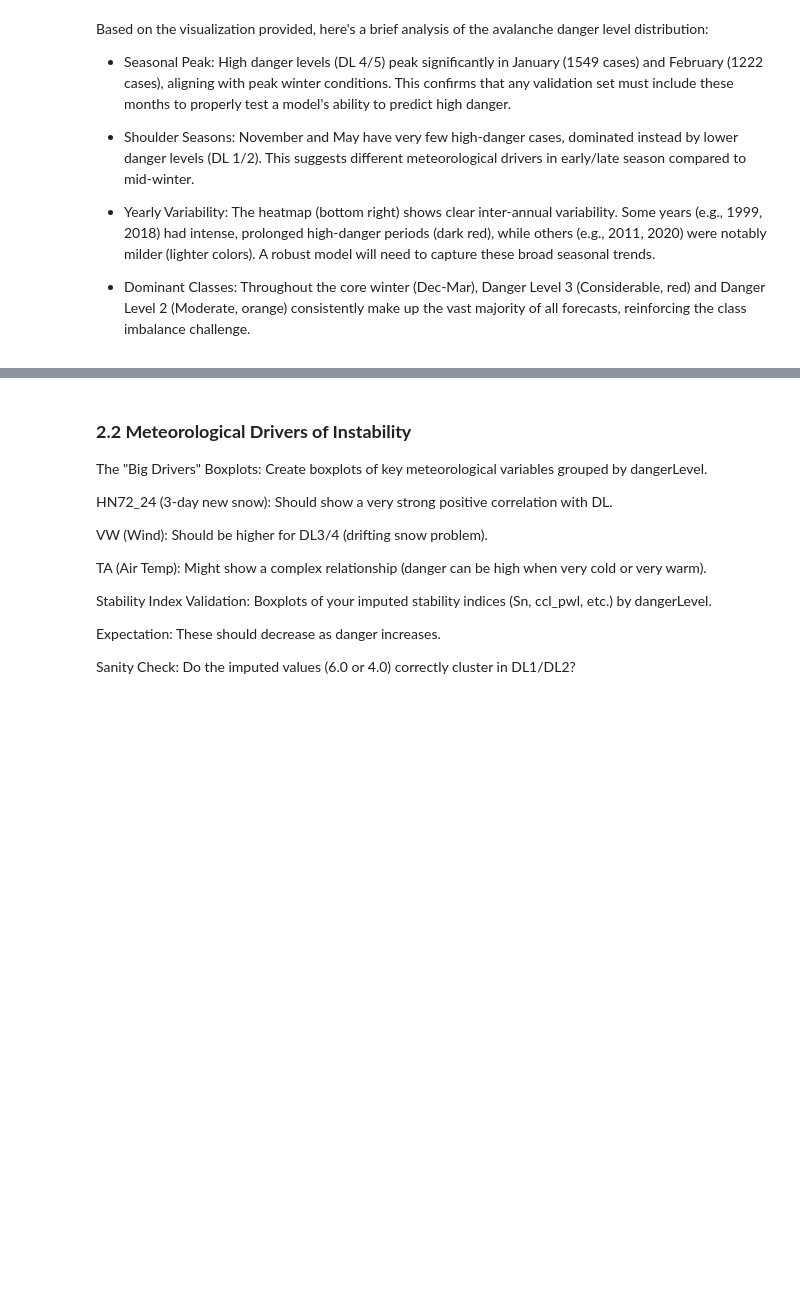
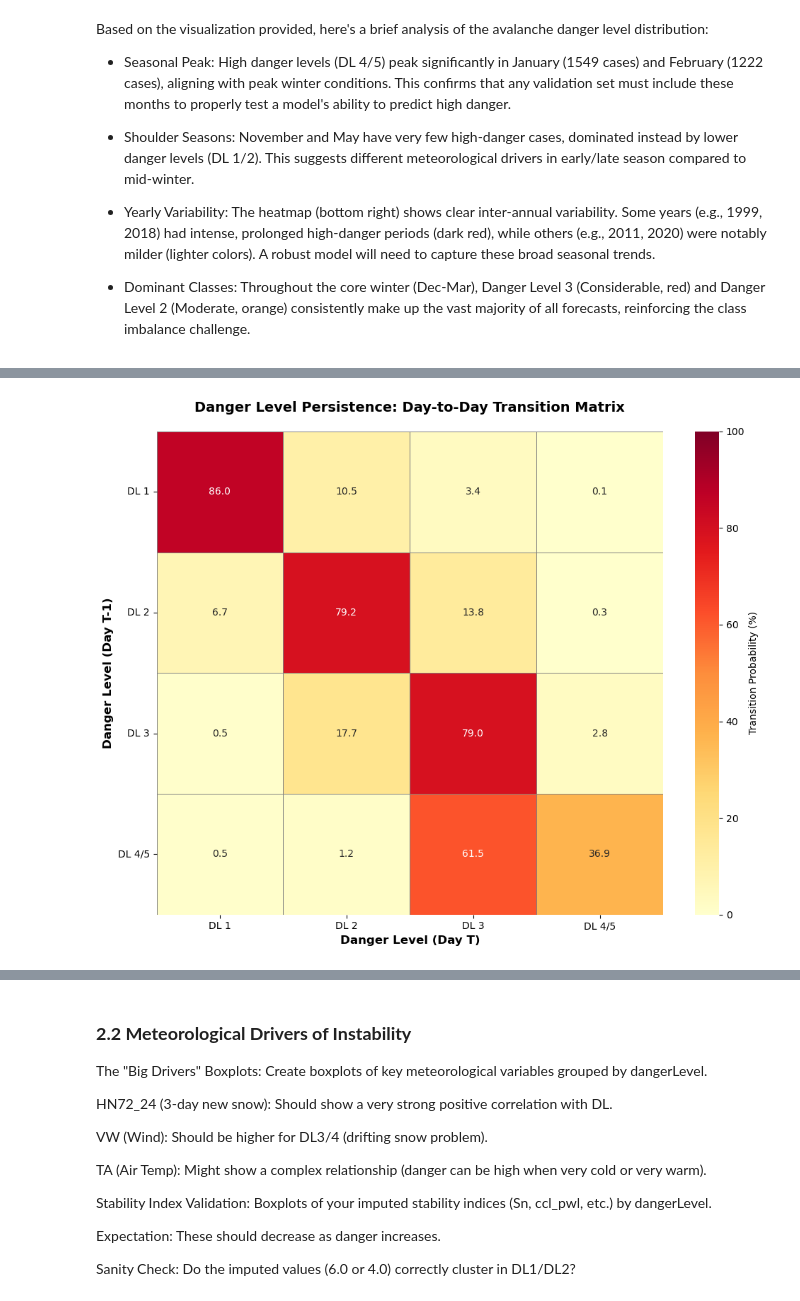
Before and after one commit to FPfenniger/AvalancheRiskProject, a Jupyter notebook: 2_EDA.ipynb, the cells around one changed output, grey strips where cells are left out. Saved outputs shown, nothing was run; the diff lists cells and outputs as text; code cells hidden in the pictures; blank space fills up the shorter version.

```diff
--- a/2_EDA.ipynb
+++ b/2_EDA.ipynb
@@ -345,0 +230,39 @@ Total stations with coordinates: 130
+# %%
+# Danger Level Persistence - Transition Matrix
+avalanche_season_sorted = avalanche_season.sort_values(['station_code', 'datum']).copy()
+avalanche_season_sorted['dangerLevel_prev'] = avalanche_season_sorted.groupby('station_code')['dangerLevel'].shift(1)
+transitions = avalanche_season_sorted.dropna(subset=['dangerLevel_prev']).copy()
+
+# Transition matrix calculation
+transition_matrix = pd.crosstab(
+    transitions['dangerLevel_prev'],
+    transitions['dangerLevel'],
+    normalize='index'
+) * 100
+
+# Create figure
+fig, ax = plt.subplots(figsize=(10, 8))
+sns.heatmap(
+    transition_matrix,
+    annot=True,  # Show percentages in cells
+    fmt='.1f',   # One decimal place
+    cmap='YlOrRd',
+    cbar_kws={'label': 'Transition Probability (%)'},
+    linewidths=0.5,
+    linecolor='gray',
+    vmin=0,
+    vmax=100,
+    ax=ax
+)
+
+ax.set_title('Danger Level Persistence: Day-to-Day Transition Matrix',
+             fontsize=14, fontweight='bold', pad=20)
+ax.set_xlabel('Danger Level (Day T)', fontsize=12, fontweight='bold')
+ax.set_ylabel('Danger Level (Day T-1)', fontsize=12, fontweight='bold')
+ax.set_xticklabels(['DL 1', 'DL 2', 'DL 3', 'DL 4/5'], rotation=0)
+ax.set_yticklabels(['DL 1', 'DL 2', 'DL 3', 'DL 4/5'], rotation=0)
+
+plt.tight_layout()
+plt.show()
+# %% [output]
+[figure, added]
```
Also changed, not shown: parts of 9 cells of this notebook.
